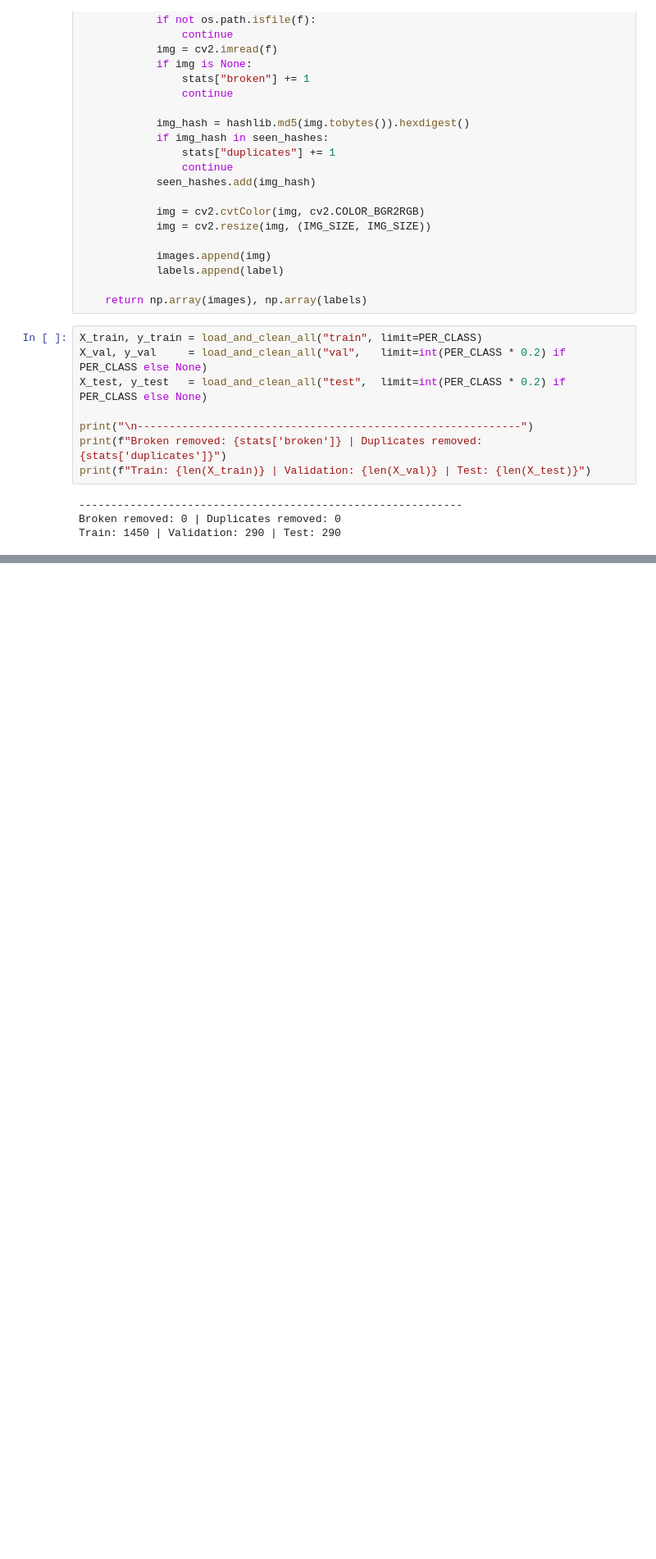
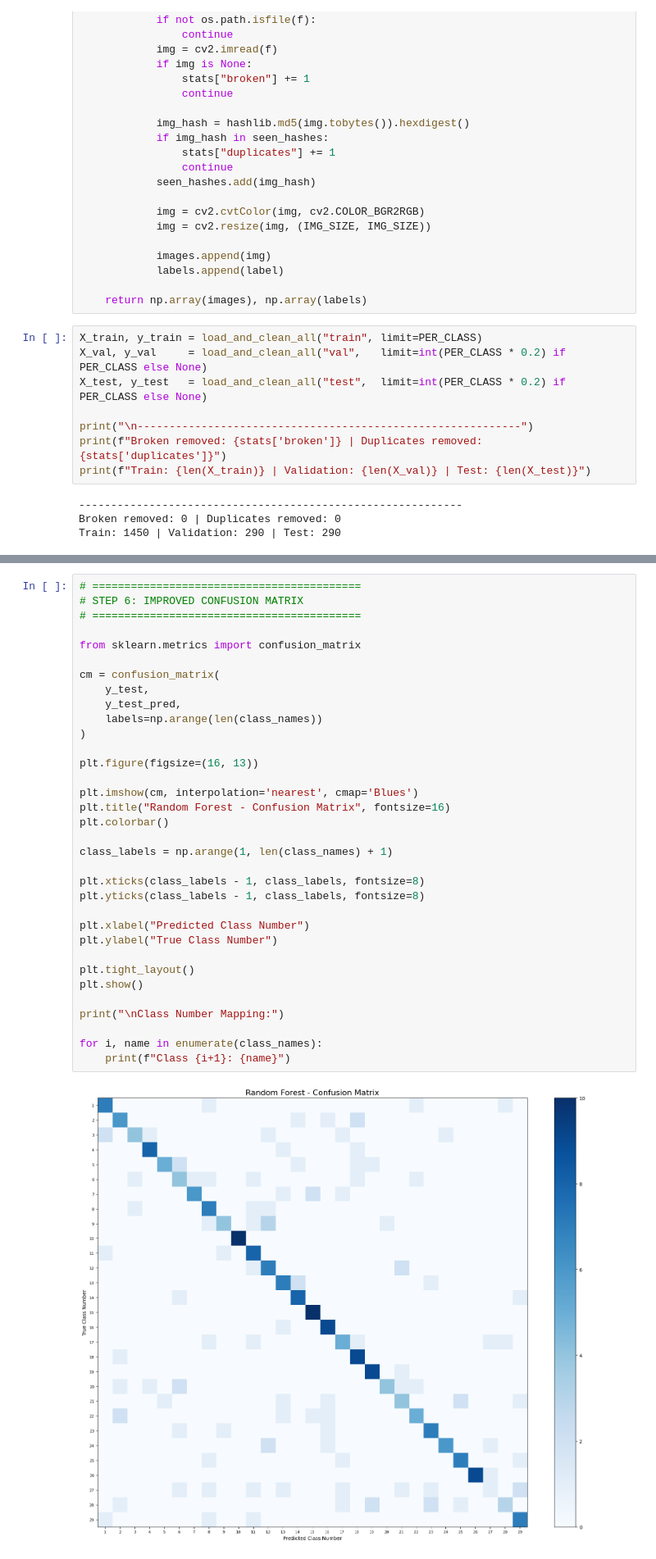
Before and after one commit to shahed447/Copy_of_DA_360_Project.ipynb, a Jupyter notebook: Copy_of_DA_360_Project.ipynb, the cells around one changed output, grey strips where cells are left out. Shown at 82% size. Drawn from its saved outputs; the diff is of its cells as text; blank space fills up the shorter version.

```diff
--- a/Copy_of_DA_360_Project.ipynb
+++ b/Copy_of_DA_360_Project.ipynb
@@ -171,0 +467,36 @@ plt.show()
+# %%
+# ==========================================
+# STEP 6: IMPROVED CONFUSION MATRIX
+# ==========================================
+
+from sklearn.metrics import confusion_matrix
+
+cm = confusion_matrix(
+    y_test,
+    y_test_pred,
+    labels=np.arange(len(class_names))
+)
+
+plt.figure(figsize=(16, 13))
+
+plt.imshow(cm, interpolation='nearest', cmap='Blues')
+plt.title("Random Forest - Confusion Matrix", fontsize=16)
+plt.colorbar()
+
+class_labels = np.arange(1, len(class_names) + 1)
+
+plt.xticks(class_labels - 1, class_labels, fontsize=8)
+plt.yticks(class_labels - 1, class_labels, fontsize=8)
+
+plt.xlabel("Predicted Class Number")
+plt.ylabel("True Class Number")
+
+plt.tight_layout()
+plt.show()
+
+print("\nClass Number Mapping:")
+
+for i, name in enumerate(class_names):
+    print(f"Class {i+1}: {name}")
+# %% [output]
+[figure, added]
```
Also changed, not shown: parts of 25 cells of this notebook.
